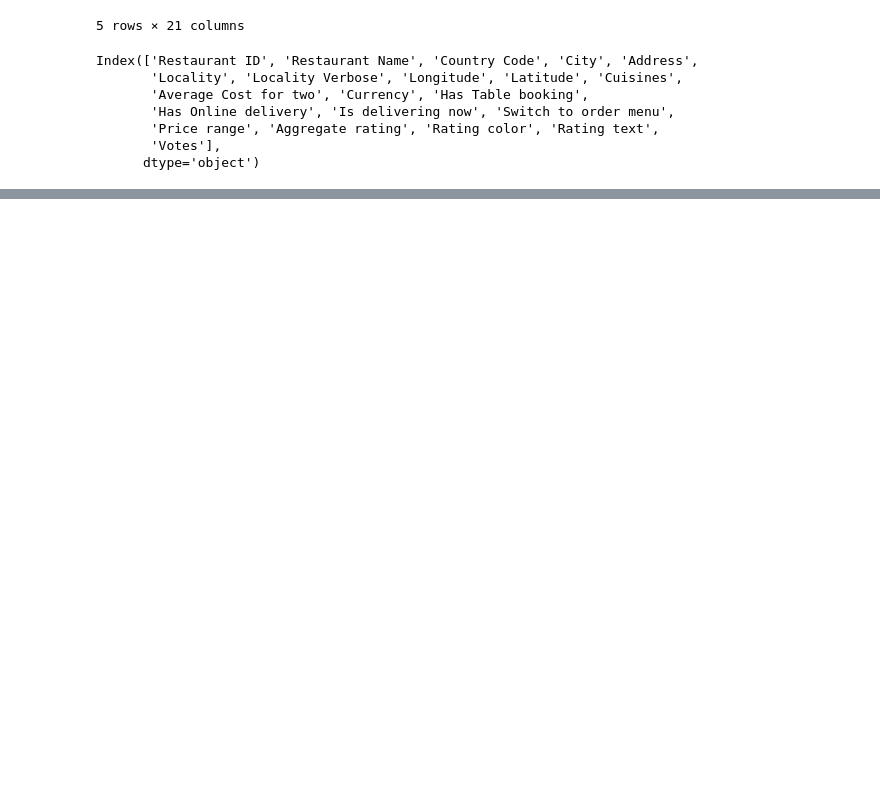
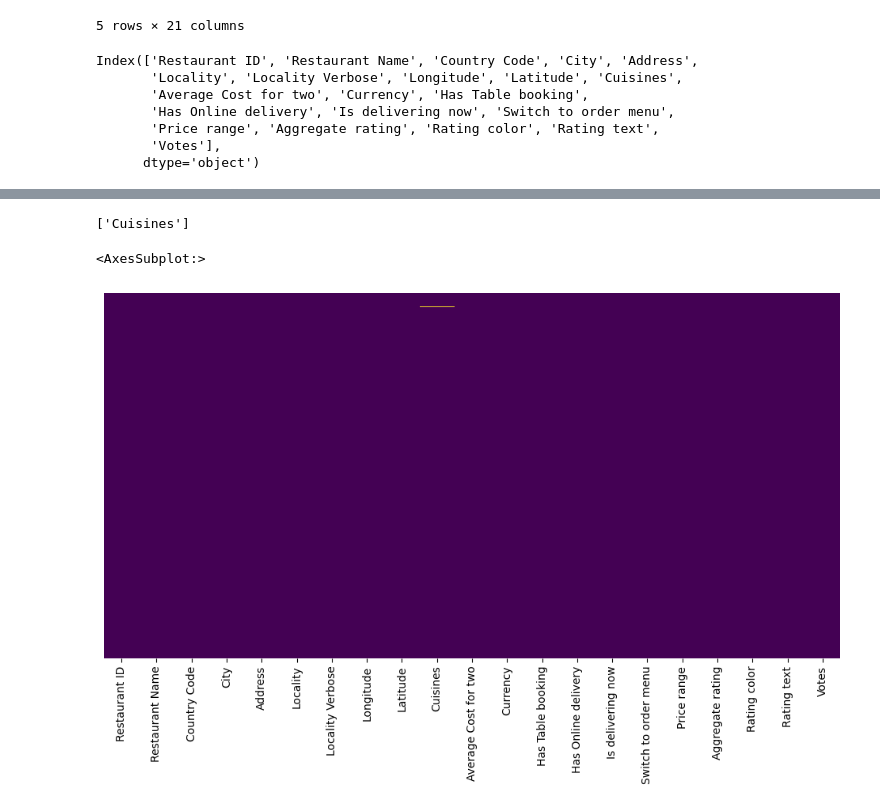
Before and after one commit to NikhilDevassia/Zomato_Dataset_Exploratory_Data_Analysis-EDA-, a Jupyter notebook: Zomato_Dataset_EDA.ipynb, the cells around one changed output, grey strips where cells are left out. Drawn from its saved outputs; the diff is of its cells as text; code cells hidden in the pictures; blank space fills up the shorter version.

```diff
--- a/Zomato_Dataset_EDA.ipynb
+++ b/Zomato_Dataset_EDA.ipynb
@@ -2,6 +2,8 @@
 import pandas as pd
 import numpy as np
 import matplotlib.pyplot as plt
+import matplotlib
+matplotlib.rcParams['figure.figsize'] = (12, 6)
 import seaborn as sns
 %matplotlib inline
 # %%
@@ -47,0 +88,9 @@ See the log file for details:  /tmp/jupyterlab-debug-ksphl2ky.log
+# %%
+[feature for feature in df.columns if df[feature].isnull().sum()>0]
+# %% [output]
+['Cuisines']
+# %%
+sns.heatmap(df.isnull(), yticklabels=False, cbar=False, cmap='viridis')
+# %% [output]
+<AxesSubplot:>
+[figure, added]
```
Also changed, not shown: parts of 41 cells of this notebook.
